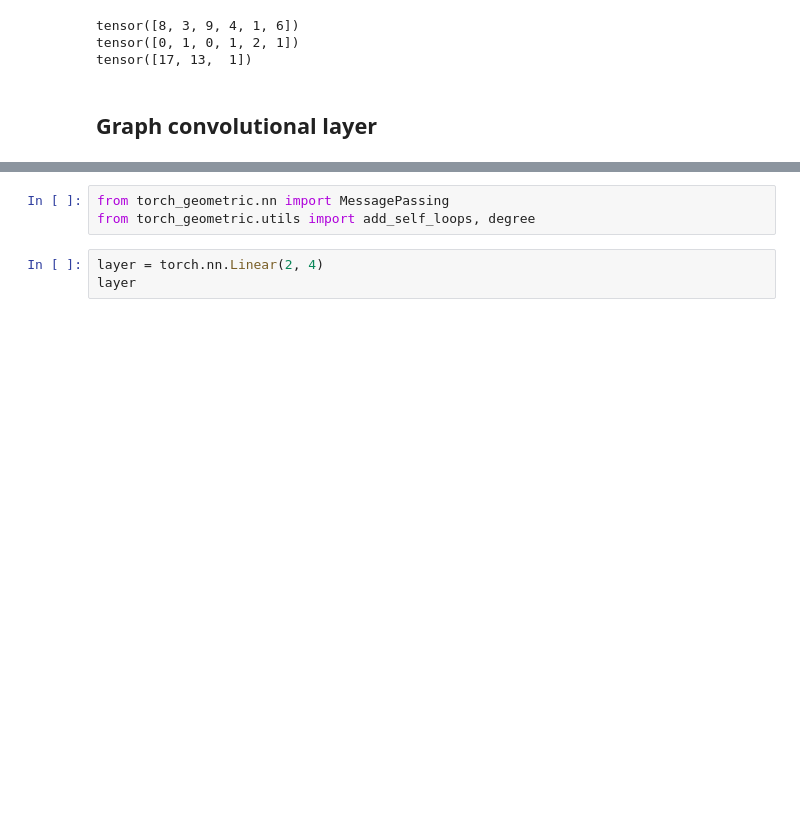
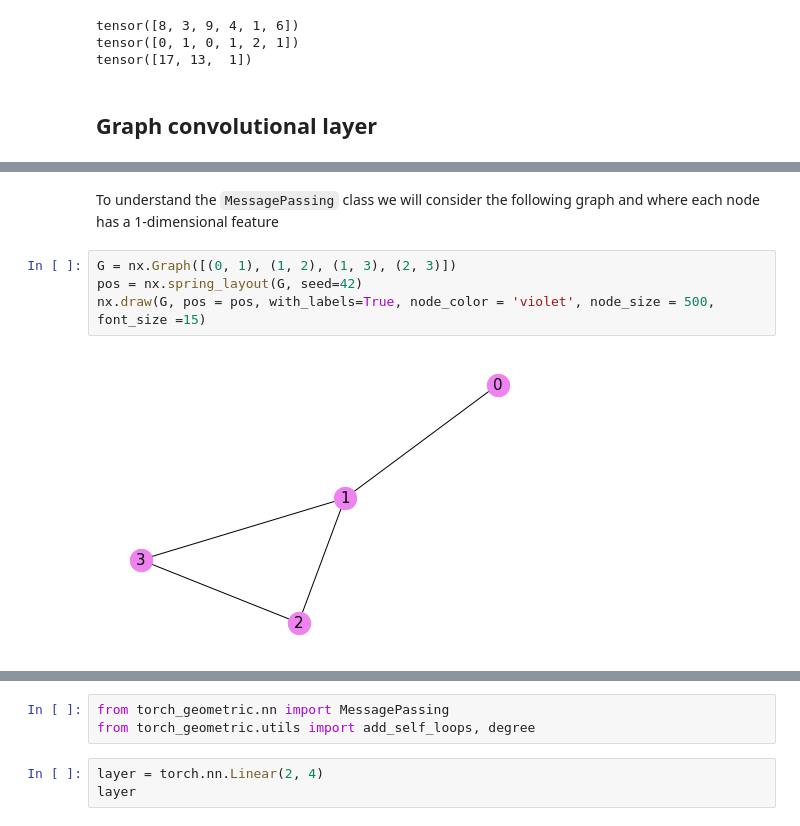
Before and after one commit to zademn/netsci-labs, a Jupyter notebook: Lab9 -- Graph neural networks/Gnn intro.ipynb, the cells around one changed output, grey strips where cells are left out. Drawn from its saved outputs; the diff is of its cells as text; blank space fills up the shorter version.

```diff
--- a/Lab9 -- Graph neural networks/Gnn intro.ipynb
+++ b/Lab9 -- Graph neural networks/Gnn intro.ipynb
@@ -344,0 +382,8 @@ Methods:
+# %% [markdown]
+To understand the `MessagePassing` class we will consider the following graph and where each node has a 1-dimensional feature
+# %%
+G = nx.Graph([(0, 1), (1, 2), (1, 3), (2, 3)])
+pos = nx.spring_layout(G, seed=42)
+nx.draw(G, pos = pos, with_labels=True, node_color = 'violet', node_size = 500, font_size =15)
+# %% [output]
+[figure, added]
```
Also changed, not shown: parts of 16 cells of this notebook, 5 other files.
